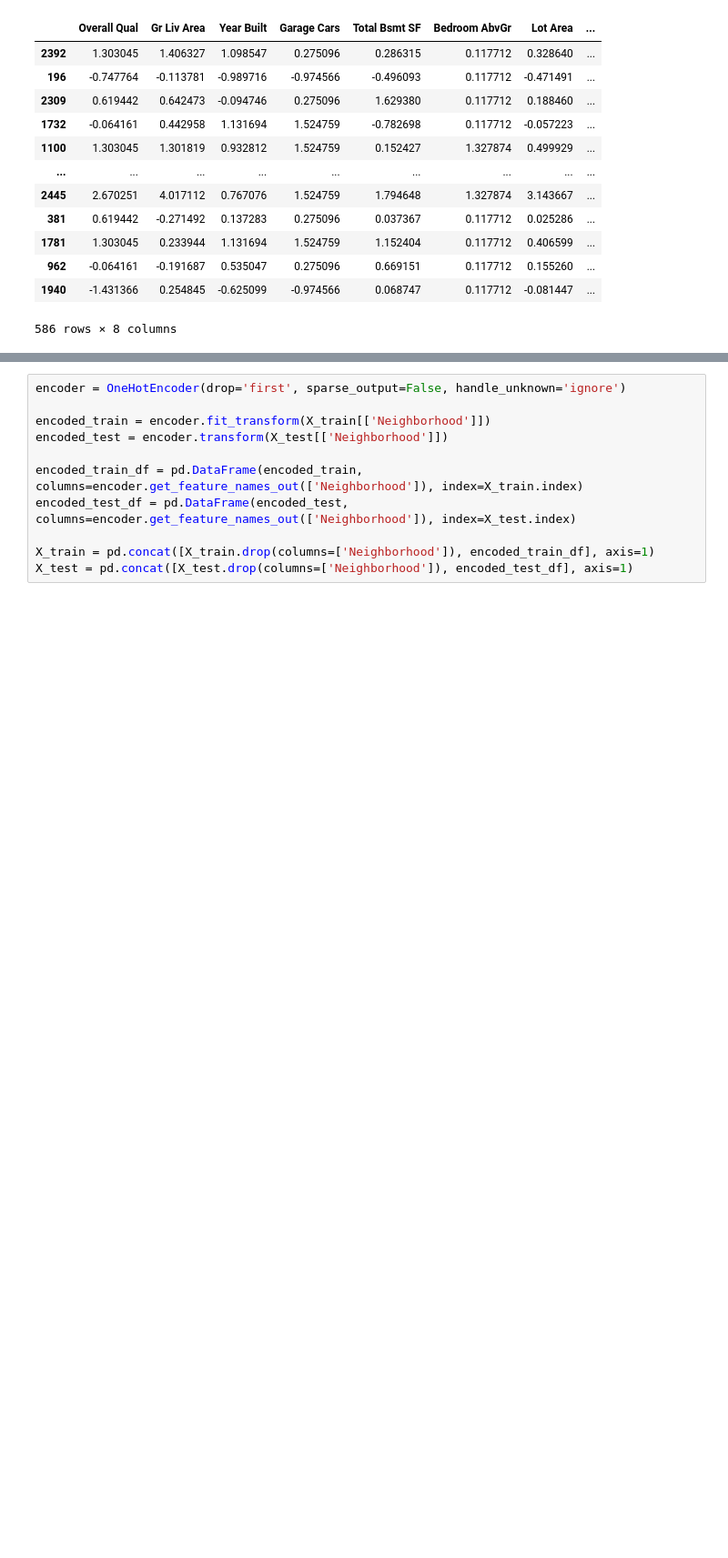
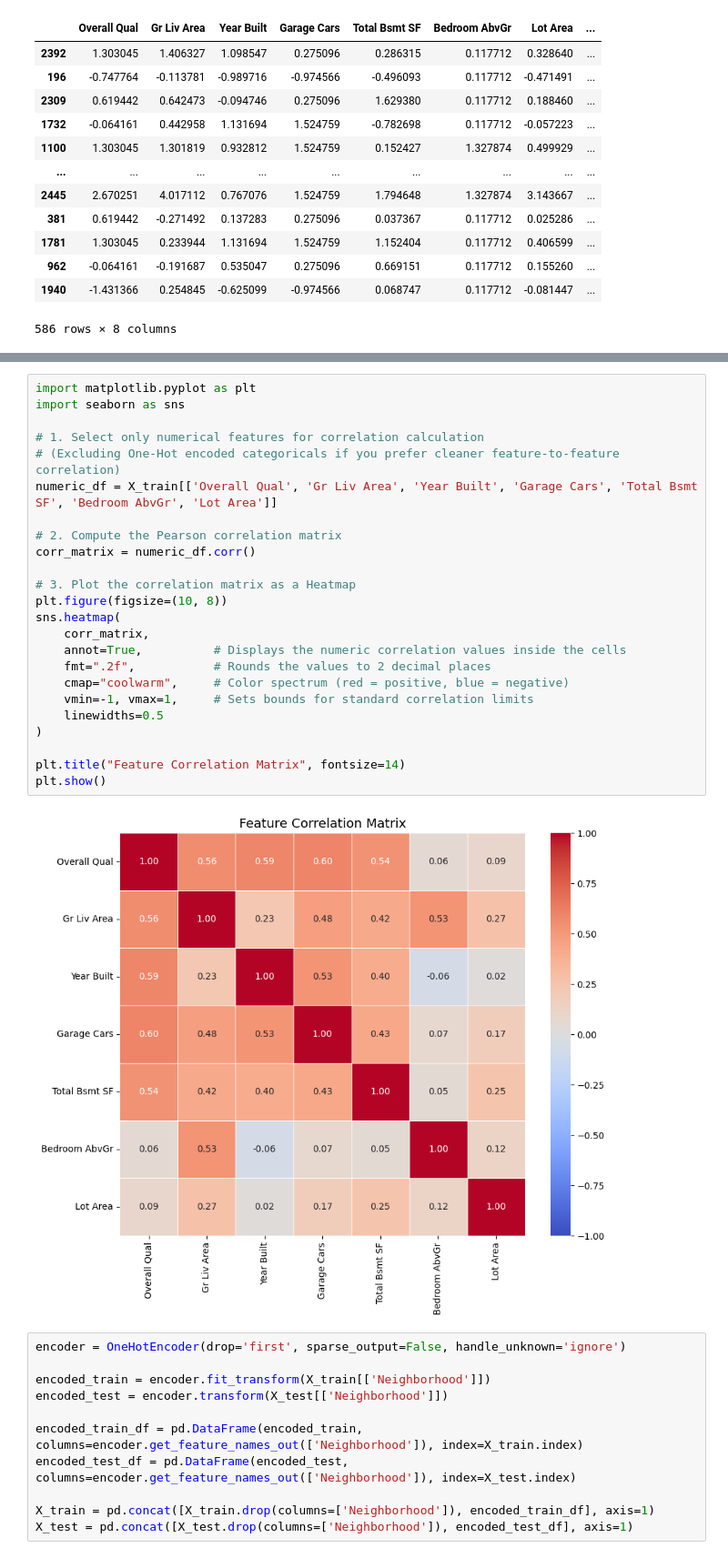
Before and after one commit to mher2004/Polytechnic, a Jupyter notebook: Course work/Course_work.ipynb, the cells around one changed output, grey strips where cells are left out. Shown at 91% size. Cells and saved outputs as stored; diff of their text form; blank space fills up the shorter version.

Commit message:
Added AI expert systems for AIMM, and updated Course work with correlation calculations and the report paper for that

```diff
--- a/Course work/Course_work.ipynb
+++ b/Course work/Course_work.ipynb
@@ -199,3 +228,29 @@ display(X_test)
+# %%
+import matplotlib.pyplot as plt
+import seaborn as sns
+
+# 1. Select only numerical features for correlation calculation
+# (Excluding One-Hot encoded categoricals if you prefer cleaner feature-to-feature correlation)
+numeric_df = X_train[['Overall Qual', 'Gr Liv Area', 'Year Built', 'Garage Cars', 'Total Bsmt SF', 'Bedroom AbvGr', 'Lot Area']]
+
+# 2. Compute the Pearson correlation matrix
+corr_matrix = numeric_df.corr()
+
+# 3. Plot the correlation matrix as a Heatmap
+plt.figure(figsize=(10, 8))
+sns.heatmap(
+    corr_matrix,
+    annot=True,          # Displays the numeric correlation values inside the cells
+    fmt=".2f",           # Rounds the values to 2 decimal places
+    cmap="coolwarm",     # Color spectrum (red = positive, blue = negative)
+    vmin=-1, vmax=1,     # Sets bounds for standard correlation limits
+    linewidths=0.5
+)
+
+plt.title("Feature Correlation Matrix", fontsize=14)
+plt.show()
+# %% [output]
+[figure, added]
 # %%
 encoder = OneHotEncoder(drop='first', sparse_output=False, handle_unknown='ignore')
 
```
Also changed, not shown: parts of 4 cells of this notebook, 2 other files.
